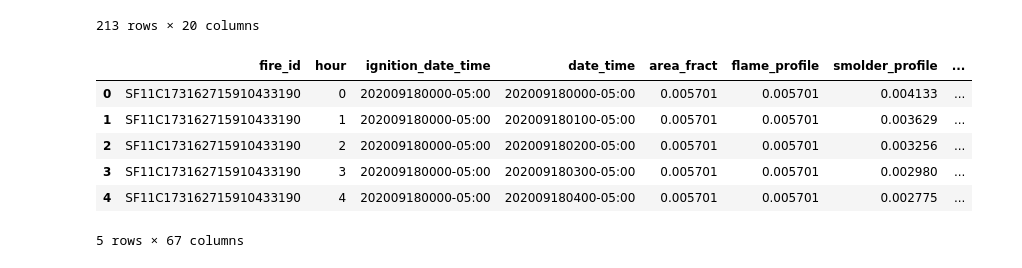
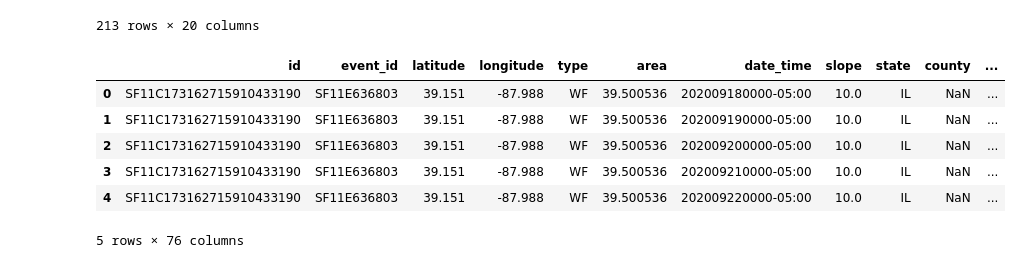
Before and after one commit to TrentELittle/Bootcamp-Project-2, a Jupyter notebook: Project/Bootcamp-Project-2.ipynb, the cells around one changed output. Cells and saved outputs as stored; diff of their text form; code cells hidden in the pictures.

```diff
--- a/Bootcamp-Project-2.ipynb
+++ b/Project/Bootcamp-Project-2.ipynb
@@ -73,14 +75,14 @@ clean_cali_df
 | 212 | 39.021221 | -122.281803 | PM2.5 - Local Conditions | 1 HOUR | None | 2020-09-15 | Micrograms/cubic meter (LC) | ... |
 213 rows × 20 columns
 # %%
-csv_file = "../Resources/fire_emissions.csv"
+csv_file = "../Resources /fire_location.csv"
 fire_data_df = pd.read_csv(csv_file)
 fire_data_df.head()
 # %% [output]
-|  | fire_id | hour | ignition_date_time | date_time | area_fract | flame_profile | smolder_profile | ... |
-| 0 | SF11C173162715910433190 | 0 | 202009180000-05:00 | 202009180000-05:00 | 0.005701 | 0.005701 | 0.004133 | ... |
-| 1 | SF11C173162715910433190 | 1 | 202009180000-05:00 | 202009180100-05:00 | 0.005701 | 0.005701 | 0.003629 | ... |
-| 2 | SF11C173162715910433190 | 2 | 202009180000-05:00 | 202009180200-05:00 | 0.005701 | 0.005701 | 0.003256 | ... |
-| 3 | SF11C173162715910433190 | 3 | 202009180000-05:00 | 202009180300-05:00 | 0.005701 | 0.005701 | 0.002980 | ... |
-| 4 | SF11C173162715910433190 | 4 | 202009180000-05:00 | 202009180400-05:00 | 0.005701 | 0.005701 | 0.002775 | ... |
+|  | id | event_id | latitude | longitude | type | area | date_time | slope | state | county | ... |
+| 0 | SF11C173162715910433190 | SF11E636803 | 39.151 | -87.988 | WF | 39.500536 | 202009180000-05:00 | 10.0 | IL | NaN | ... |
+| 1 | SF11C173162715910433190 | SF11E636803 | 39.151 | -87.988 | WF | 39.500536 | 202009190000-05:00 | 10.0 | IL | NaN | ... |
+| 2 | SF11C173162715910433190 | SF11E636803 | 39.151 | -87.988 | WF | 39.500536 | 202009200000-05:00 | 10.0 | IL | NaN | ... |
+| 3 | SF11C173162715910433190 | SF11E636803 | 39.151 | -87.988 | WF | 39.500536 | 202009210000-05:00 | 10.0 | IL | NaN | ... |
+| 4 | SF11C173162715910433190 | SF11E636803 | 39.151 | -87.988 | WF | 39.500536 | 202009220000-05:00 | 10.0 | IL | NaN | ... |
-5 rows × 67 columns
+5 rows × 76 columns
```
Also changed, not shown: parts of 1 cell of this notebook, 6 other files.
